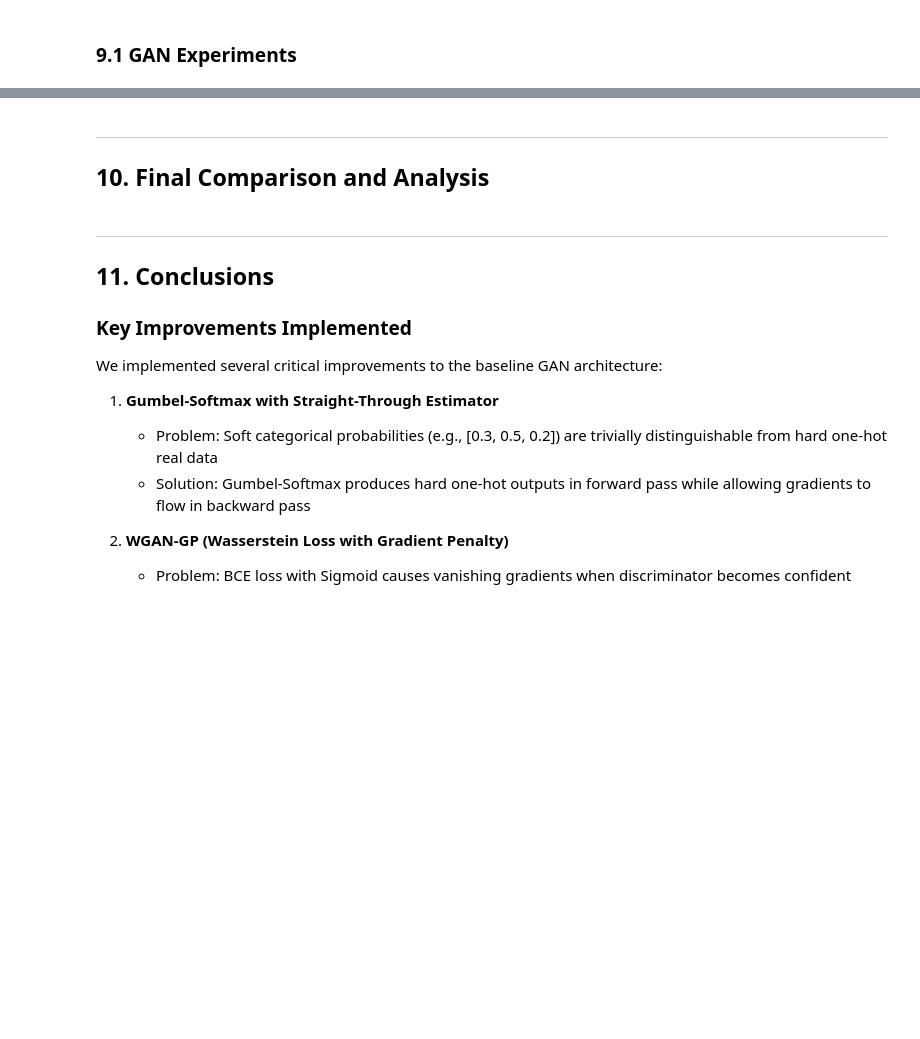
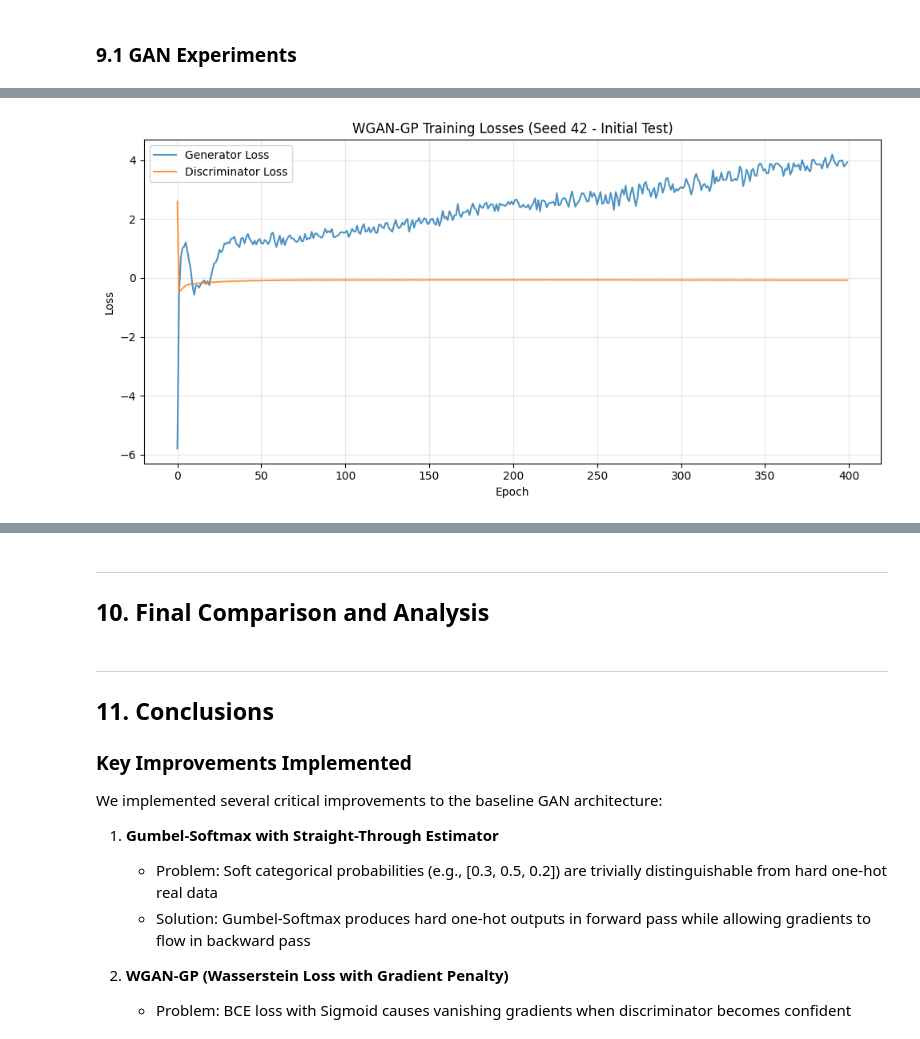
Before and after one commit to orimood/deep_hw_4, a Jupyter notebook: notebook.ipynb, the cells around one changed output, grey strips where cells are left out. Saved outputs shown, nothing was run; the diff lists cells and outputs as text; code cells hidden in the pictures; blank space fills up the shorter version.

```diff
--- a/notebook.ipynb
+++ b/notebook.ipynb
@@ -1087,15 +1135,16 @@ SEEDS = [42, 123, 456]
 LATENT_DIM = 128
 HIDDEN_DIM = 256
 BATCH_SIZE = 128        # Increased from 64 for more stable training
-EPOCHS = 300            # Increased from 200 for WGAN-GP convergence
+EPOCHS = 400            # Increased for better WGAN-GP convergence
 LR_G = 0.0001           # Generator learning rate
-LR_D = 0.00005          # Discriminator learning rate (lower - TTUR)
+LR_D = 0.0001           # Discriminator learning rate (increased for faster adaptation)
 N_CRITIC = 5            # Train critic 5x per generator update
-LAMBDA_GP = 10          # Gradient penalty coefficient
-TEMPERATURE = 0.5       # Gumbel-Softmax temperature
+LAMBDA_GP = 5           # Reduced gradient penalty coefficient (less constraint on D)
+TEMPERATURE = 0.3       # Lower temperature for sharper categorical outputs
+INSTANCE_NOISE = 0.1    # Instance noise standard deviation (annealed during training)
 
 print("="*60)
-print("EXPERIMENT CONFIGURATION (WGAN-GP)")
+print("EXPERIMENT CONFIGURATION (WGAN-GP with Improvements)")
 print("="*60)
 print(f"Seeds: {SEEDS}")
 print(f"Latent dimension: {LATENT_DIM}")
@@ -1107,6 +1156,7 @@ print(f"Learning rate (D): {LR_D}")
 print(f"Critic iterations: {N_CRITIC}")
 print(f"Gradient penalty lambda: {LAMBDA_GP}")
 print(f"Gumbel-Softmax temperature: {TEMPERATURE}")
+print(f"Instance noise (initial): {INSTANCE_NOISE}")
 print("="*60)
 # %% [output]
 ============================================================
@@ -1125,3 +1176,70 @@ Gumbel-Softmax temperature: 0.5
 ============================================================
 # %% [markdown]
 ### 9.1 GAN Experiments
+# %%
+# INITIAL TEST: Run GAN with seed 42 first to verify improvements
+print("="*60)
+print("INITIAL TEST: GAN with seed 42")
+print("="*60)
+
+# Initialize results dict (will be used by full run too)
+gan_results = {
+    'detection_auc': [],
+    'efficacy_ratio': [],
+    'auc_real': [],
+    'auc_synthetic': []
+}
+
+# Prepare data
+X_train, X_test, y_train, y_test, preprocessor = prepare_data(df, preprocessor, seed=42)
+
+# Train GAN with new hyperparameters
+generator_test, g_losses_test, d_losses_test = train_gan(
+    X_train, preprocessor,
+    latent_dim=LATENT_DIM, hidden_dim=HIDDEN_DIM,
+    batch_size=BATCH_SIZE, epochs=EPOCHS,
+    lr_g=LR_G, lr_d=LR_D,
+    n_critic=N_CRITIC, lambda_gp=LAMBDA_GP,
+    temperature=TEMPERATURE, instance_noise=INSTANCE_NOISE, seed=42
+)
+
+# Plot training losses
+plot_training_losses(g_losses_test, d_losses_test, f"WGAN-GP Training Losses (Seed 42 - Initial Test)")
+
+# Generate synthetic data
+X_synthetic_test = generate_synthetic_data(generator_test, len(X_train), LATENT_DIM, device)
+
+# Classifier-based label assignment
+label_clf = RandomForestClassifier(n_estimators=100, random_state=42, n_jobs=-1)
+label_clf.fit(X_train, y_train)
+y_synthetic_test = label_clf.predict(X_synthetic_test)
+
+print(f"Generated label distribution: {np.bincount(y_synthetic_test.astype(int)) / len(y_synthetic_test)}")
+print(f"Original label distribution: {np.bincount(y_train) / len(y_train)}")
+
+# Plot distributions
+plot_feature_distributions(X_train, X_synthetic_test, preprocessor)
+plot_correlation_matrices(X_train, X_synthetic_test, preprocessor)
+
+# Compute metrics
+detection_auc_test, detection_std_test = compute_detection_metric(X_train, X_synthetic_test, seed=42)
+efficacy_test, auc_real_test, auc_synth_test = compute_efficacy_metric(
+    X_train, y_train, X_synthetic_test, y_synthetic_test.astype(int), X_test, y_test, seed=42
+)
+
+# Store results
+gan_results['detection_auc'].append(detection_auc_test)
+gan_results['efficacy_ratio'].append(efficacy_test)
+gan_results['auc_real'].append(auc_real_test)
+gan_results['auc_synthetic'].append(auc_synth_test)
+
+print(f"\n{'='*60}")
+print("INITIAL TEST RESULTS (seed 42)")
+print(f"{'='*60}")
+print(f"  Detection AUC: {detection_auc_test:.4f} (+/- {detection_std_test:.4f})")
+print(f"  Efficacy Ratio: {efficacy_test:.4f}")
+print(f"  AUC (Real): {auc_real_test:.4f}")
+print(f"  AUC (Synthetic): {auc_synth_test:.4f}")
+print(f"\n  Previous Detection AUC was ~0.998, target is < 0.85")
+print(f"  {'IMPROVED!' if detection_auc_test < 0.95 else 'Needs more tuning...'}")
+# %% [output]
@@ -1127,0 +1261 @@ Gumbel-Softmax temperature: 0.5
+[figure, added]
```
Also changed, not shown: parts of 11 cells of this notebook, 2 other files.
